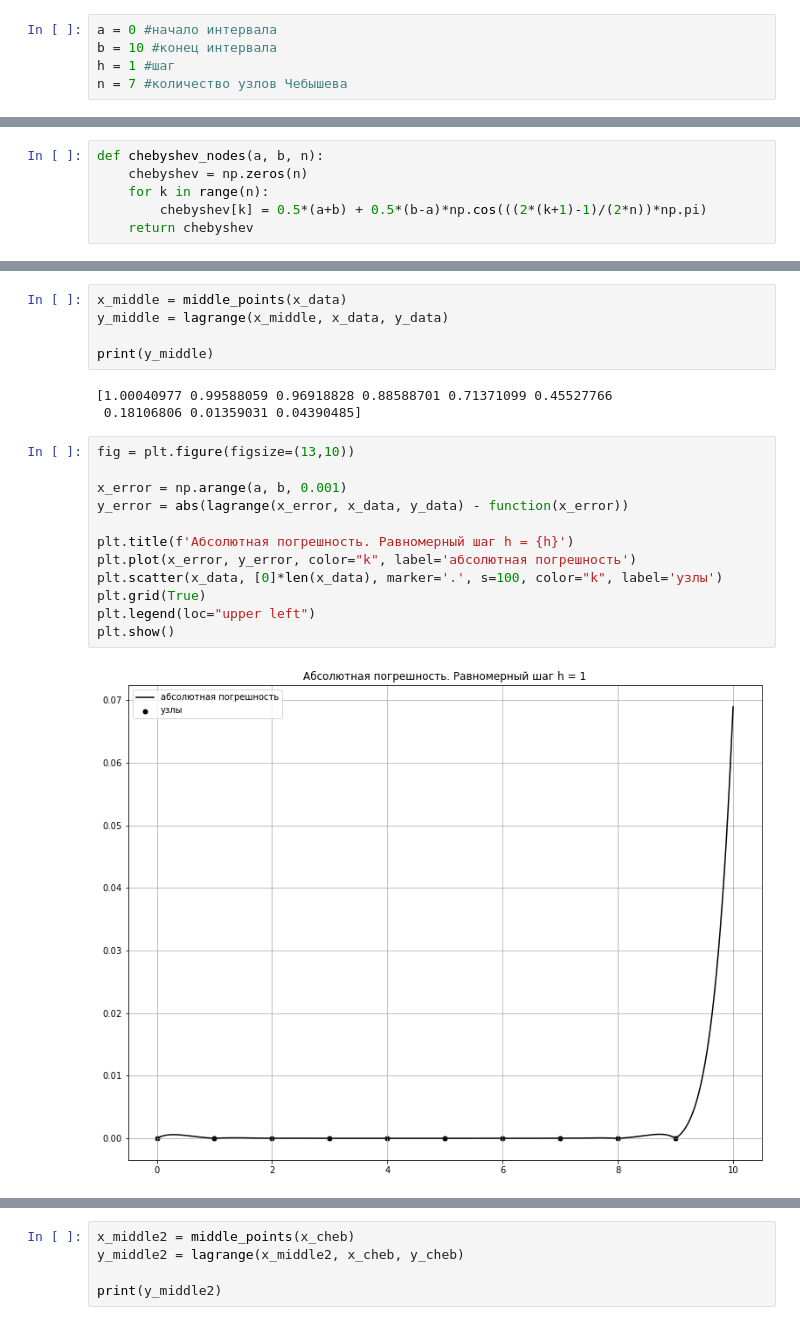
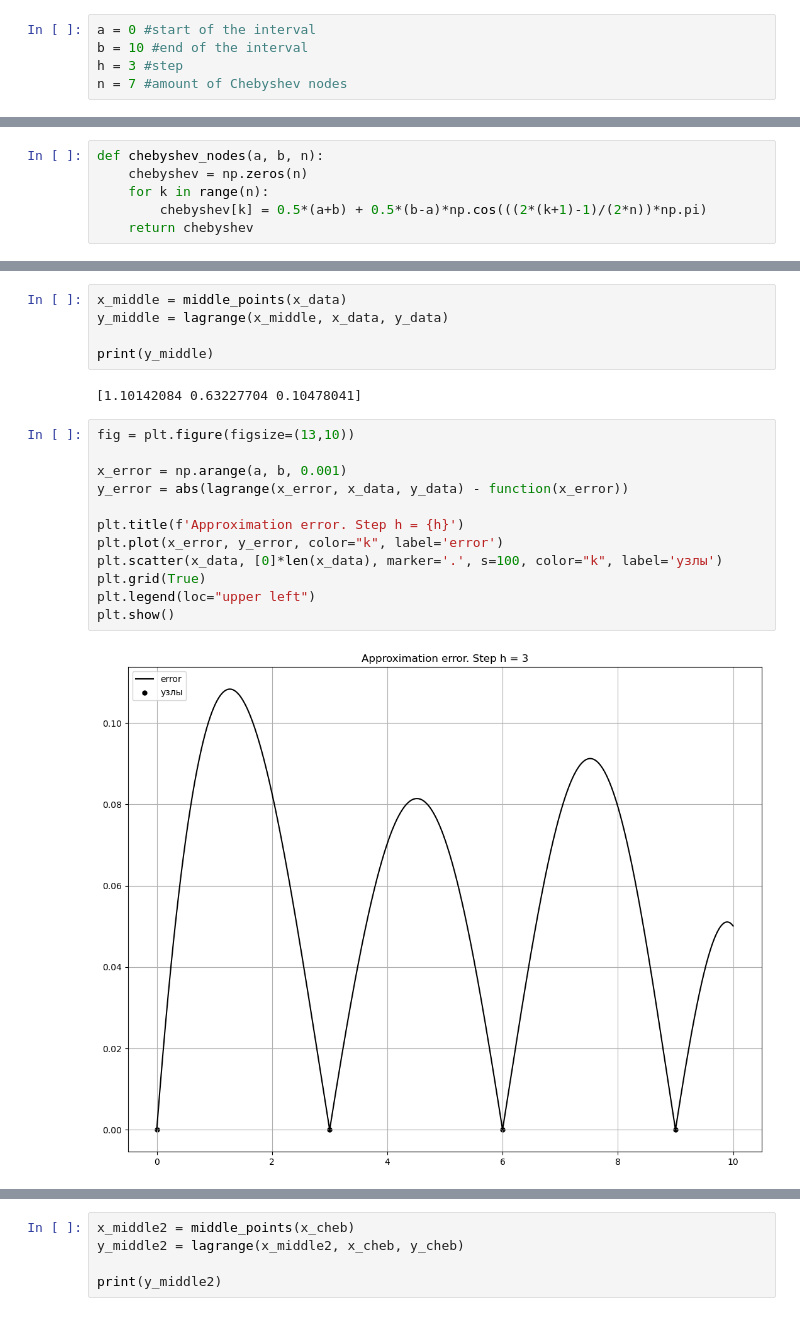
Before and after one commit to perseusf/num_methods, a Jupyter notebook: lab1.ipynb, the cells around one changed output, grey strips where cells are left out. Saved outputs shown, nothing was run; the diff lists cells and outputs as text.

```diff
--- a/lab1.ipynb
+++ b/lab1.ipynb
@@ -11,10 +7,10 @@ $x\in [0, 10]$
 import numpy as np
 import matplotlib.pyplot as plt
 # %%
-a = 0 #начало интервала
-b = 10 #конец интервала
-h = 1 #шаг
-n = 7 #количество узлов Чебышева
+a = 0 #start of the interval
+b = 10 #end of the interval
+h = 3 #step
+n = 7 #amount of Chebyshev nodes
 # %%
 def function(x):
     return np.exp(np.sin(x/5)**2) * (np.cos(x/5) ** 2)
@@ -80,22 +80,21 @@ y_middle = lagrange(x_middle, x_data, y_data)
 
 print(y_middle)
 # %% [output]
-[1.00040977 0.99588059 0.96918828 0.88588701 0.71371099 0.45527766
- 0.18106806 0.01359031 0.04390485]
+[1.10142084 0.63227704 0.10478041]
 # %%
 fig = plt.figure(figsize=(13,10))
 
 x_error = np.arange(a, b, 0.001)
 y_error = abs(lagrange(x_error, x_data, y_data) - function(x_error))
 
-plt.title(f'Абсолютная погрешность. Равномерный шаг h = {h}')
-plt.plot(x_error, y_error, color="k", label='абсолютная погрешность')
+plt.title(f'Approximation error. Step h = {h}')
+plt.plot(x_error, y_error, color="k", label='error')
 plt.scatter(x_data, [0]*len(x_data), marker='.', s=100, color="k", label='узлы')
 plt.grid(True)
 plt.legend(loc="upper left")
 plt.show()
 # %% [output]
-[figure, old version]
+[figure, new version]
 # %%
 fig = plt.figure(figsize=(13,10))
 
```
Also changed, not shown: parts of 7 cells of this notebook, 6 other files.
